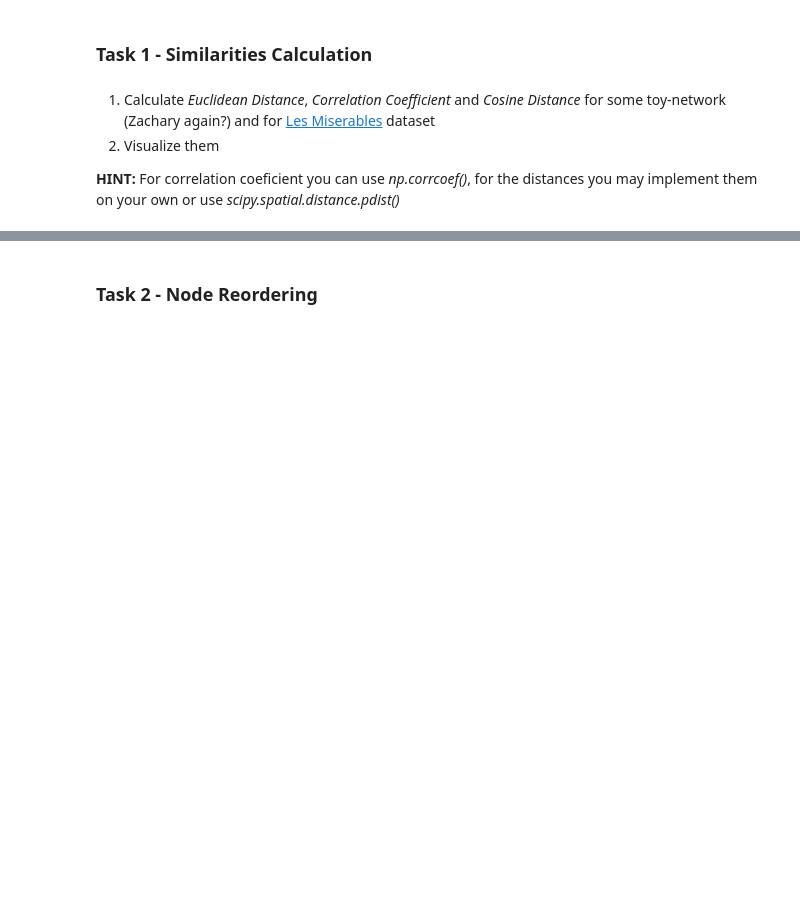
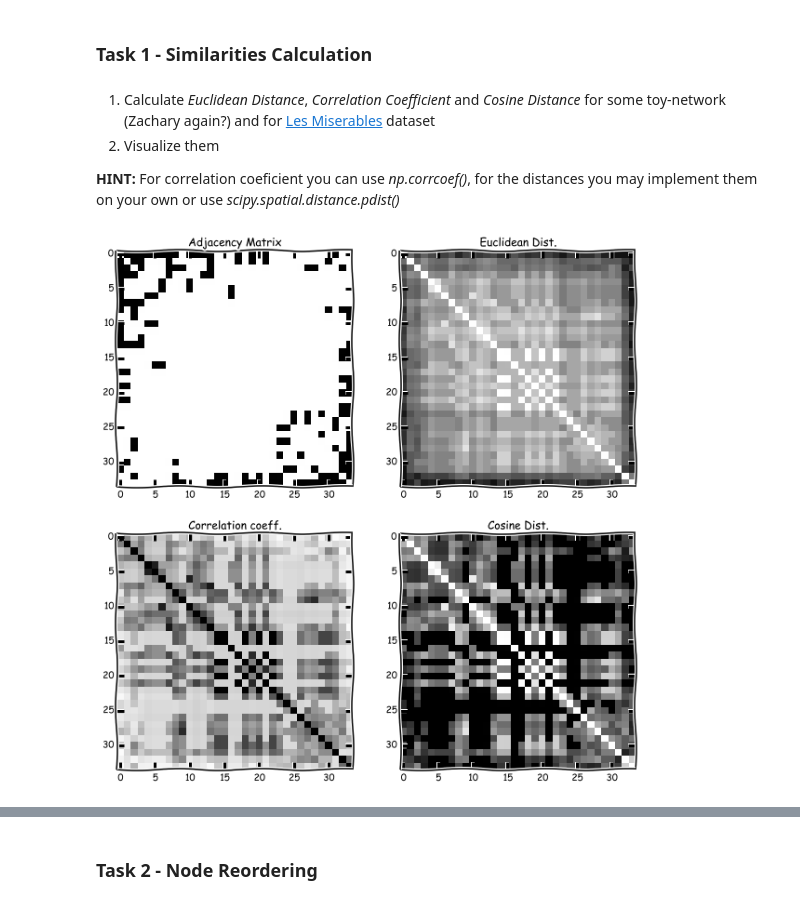
Before and after one commit to shestakoff/social_ntwks, a Jupyter notebook: struct_sim.ipynb, the cells around one changed output, grey strips where cells are left out. Cells and saved outputs as stored; diff of their text form; code cells hidden in the pictures; blank space fills up the shorter version.

```diff
--- a/struct_sim.ipynb
+++ b/struct_sim.ipynb
@@ -27,0 +24,31 @@ For correlation coeficient you can use *np.corrcoef()*, for the distances you ma
+# %%
+# Put your code here..
+#
+#
+G = nx.karate_club_graph()
+A = nx.to_numpy_matrix(G, dtype=int)
+A = np.asarray(A)
+
+def plotDist(A):
+
+    f, ax = plt.subplots(2, 2, figsize=(10,10))
+    ax[0, 0].imshow(A, cmap = 'Greys', interpolation = 'None')
+    ax[0, 0].set_title('Adjacency Matrix')
+
+    D = np.corrcoef(A)
+    ax[1, 0].imshow(D, cmap = 'Greys', interpolation = 'None')
+    ax[1, 0].set_title('Correlation coeff.')
+
+    dVec = spt.distance.pdist(A, metric = 'euclidean')
+    D = spt.distance.squareform(dVec)
+    ax[0, 1].imshow(D, cmap = 'Greys', interpolation = 'None')
+    ax[0, 1].set_title('Euclidean Dist.')
+
+    dVec = spt.distance.pdist(A, metric = 'cosine')
+    D = spt.distance.squareform(dVec)
+    ax[1, 1].imshow(D, cmap = 'Greys', interpolation = 'None')
+    ax[1, 1].set_title('Cosine Dist.')
+
+plotDist(A)
+# %% [output]
+[figure, added]
```
Also changed, not shown: parts of 13 cells of this notebook.
